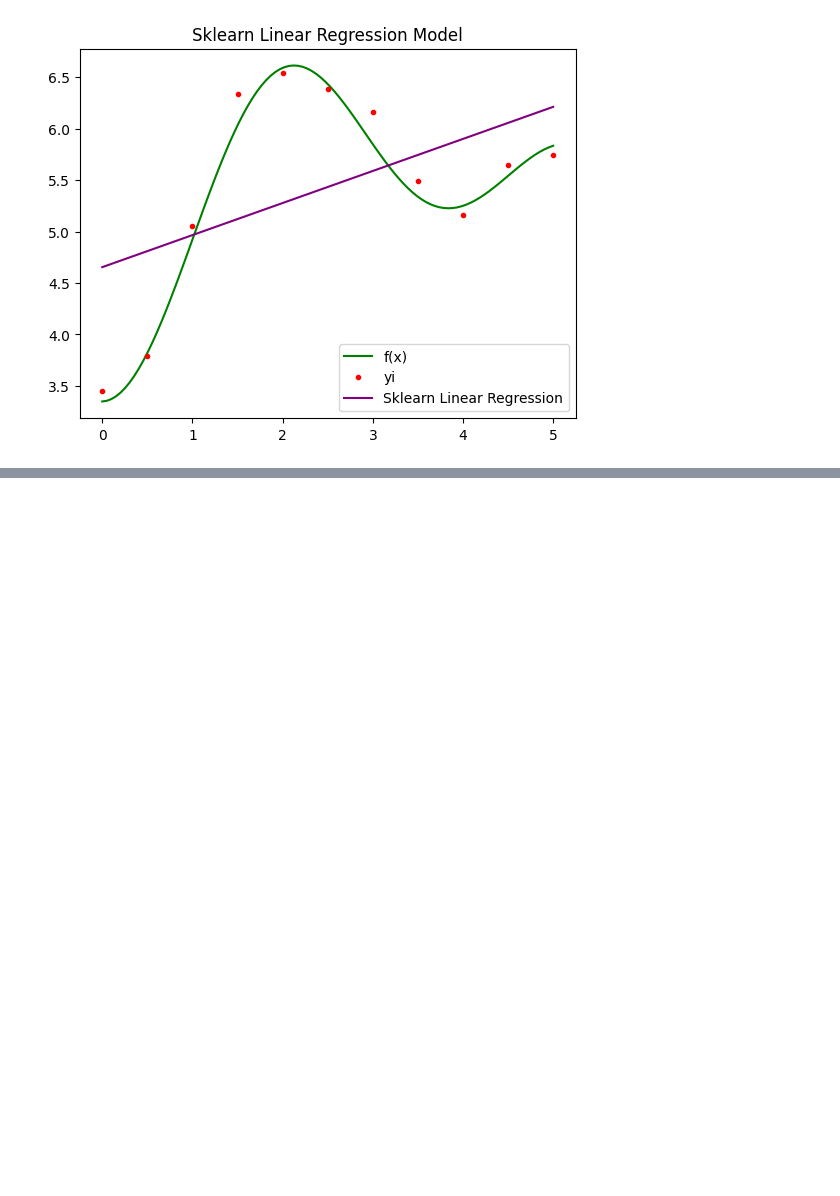
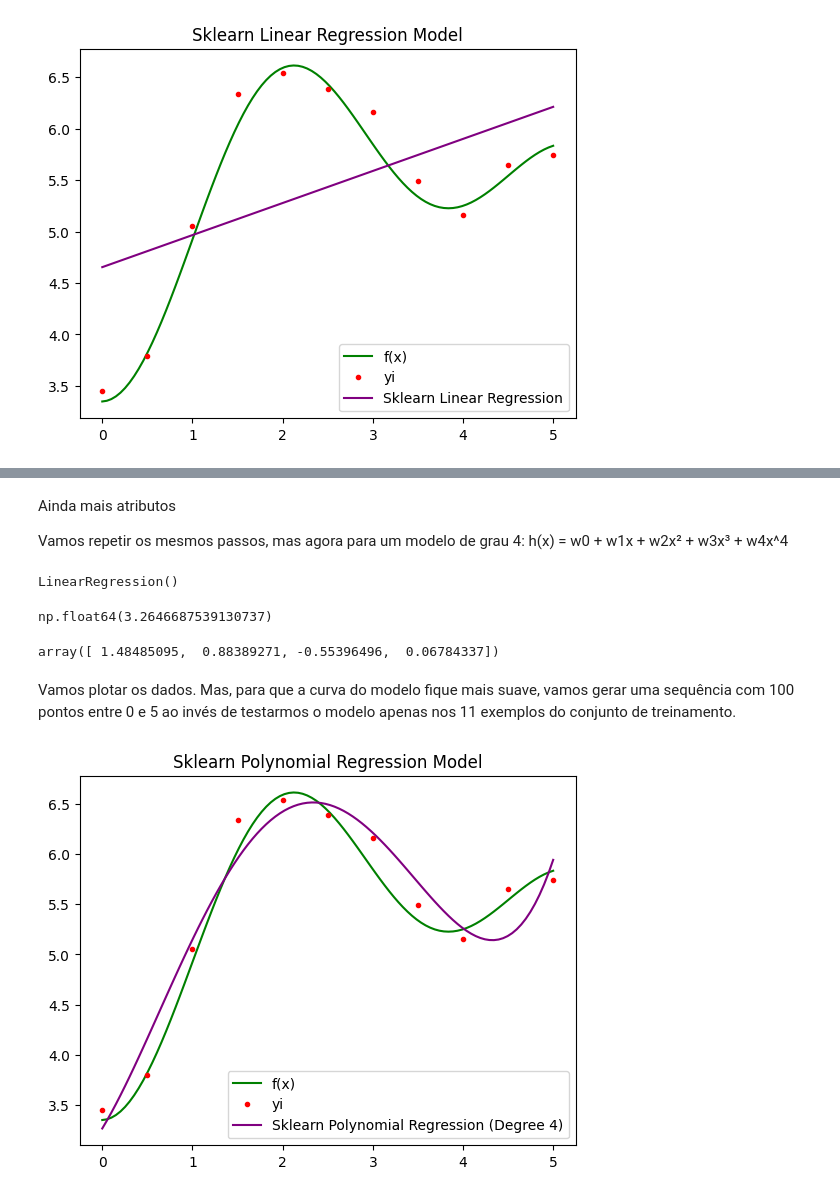
Before and after one commit to aleCS20/aulas_ia_ml, a Jupyter notebook: 1_Regressao_lienar_ML.ipynb, the cells around one changed output, grey strips where cells are left out. Saved outputs shown, nothing was run; the diff lists cells and outputs as text; code cells hidden in the pictures; blank space fills up the shorter version.

```diff
--- a/1_Regressao_lienar_ML.ipynb
+++ b/1_Regressao_lienar_ML.ipynb
@@ -237,0 +339,14 @@ Mais atributos
+# %% [markdown]
+Ainda mais atributos
+
+Vamos repetir os mesmos passos, mas agora para um modelo de grau 4: h(x) = w0 + w1x + w2x² + w3x³ + w4x^4
+# %%
+# atributos polinomiais:
+polynomial_features = PolynomialFeatures(degree=4, include_bias=False)
+X_polynomial = polynomial_features.fit_transform(X)
+# %%
+# treinamento do modelo:
+h = LinearRegression()
+h.fit(X_polynomial, y)
+# %% [output]
+LinearRegression()
@@ -237,0 +355,26 @@ Mais atributos
+# %%
+# Quais são os pesos?
+h.intercept_
+# %% [output]
+np.float64(3.2646687539130737)
+# %%
+h.coef_
+# %% [output]
+array([ 1.48485095,  0.88389271, -0.55396496,  0.06784337])
+# %% [markdown]
+Vamos plotar os dados. Mas, para que a curva do modelo fique mais suave, vamos gerar uma sequência com 100 pontos entre 0 e 5 ao
+invés de testarmos o modelo apenas nos 11 exemplos do conjunto de treinamento.
+# %%
+X_teste = x100.reshape(-1, 1)
+X_teste_polynomial = polynomial_features.fit_transform(X_teste)
+y_teste = h.predict(X_teste_polynomial)
+# %%
+plt.figure()
+plt.plot(x100, f(x100), 'g', label='f(x)');
+plt.plot(x, y, '.r', label="yi");
+plt.plot(x100, y_teste, 'purple', label="Sklearn Polynomial Regression (Degree 4)");
+plt.legend();
+plt.title("Sklearn Polynomial Regression Model")
+plt.show()
+# %% [output]
+[figure, added]
```
Also changed, not shown: parts of 26 cells of this notebook.
